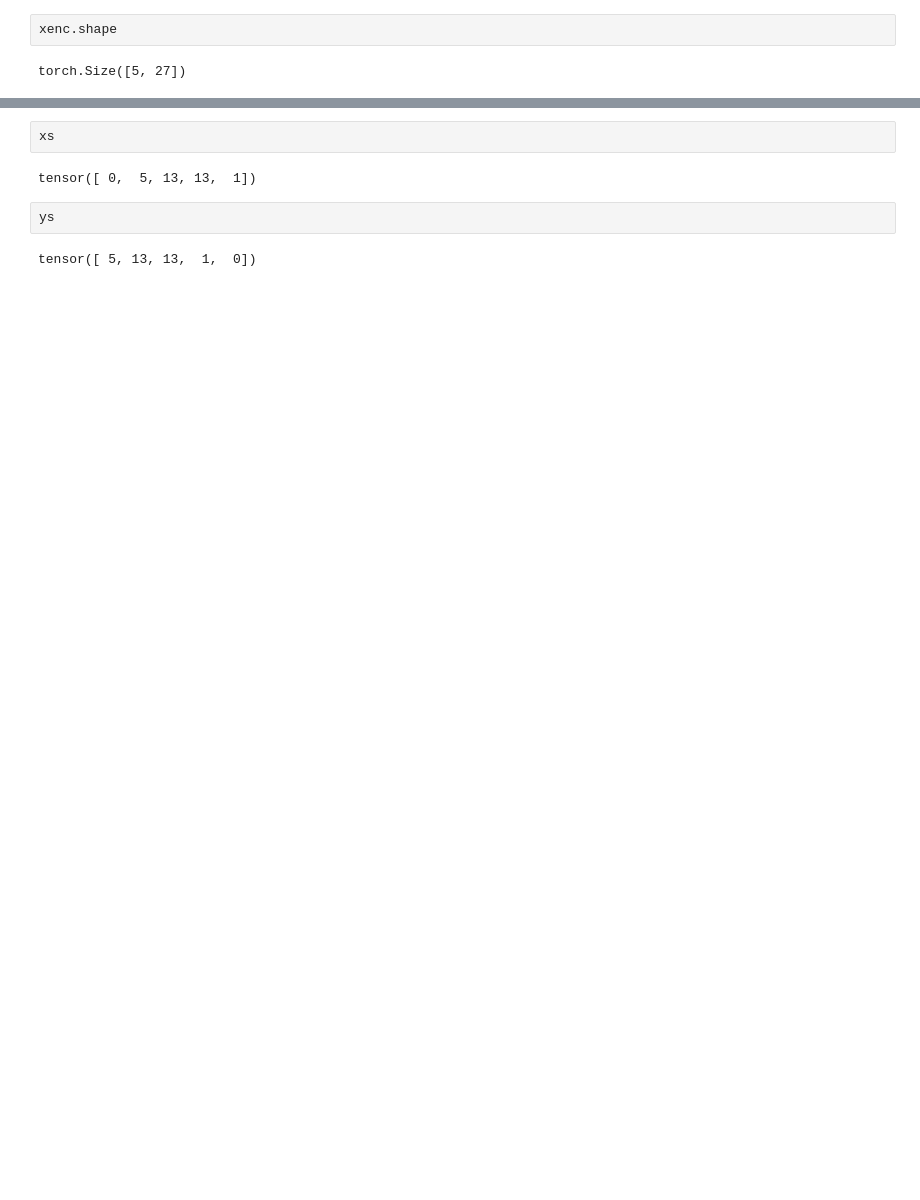
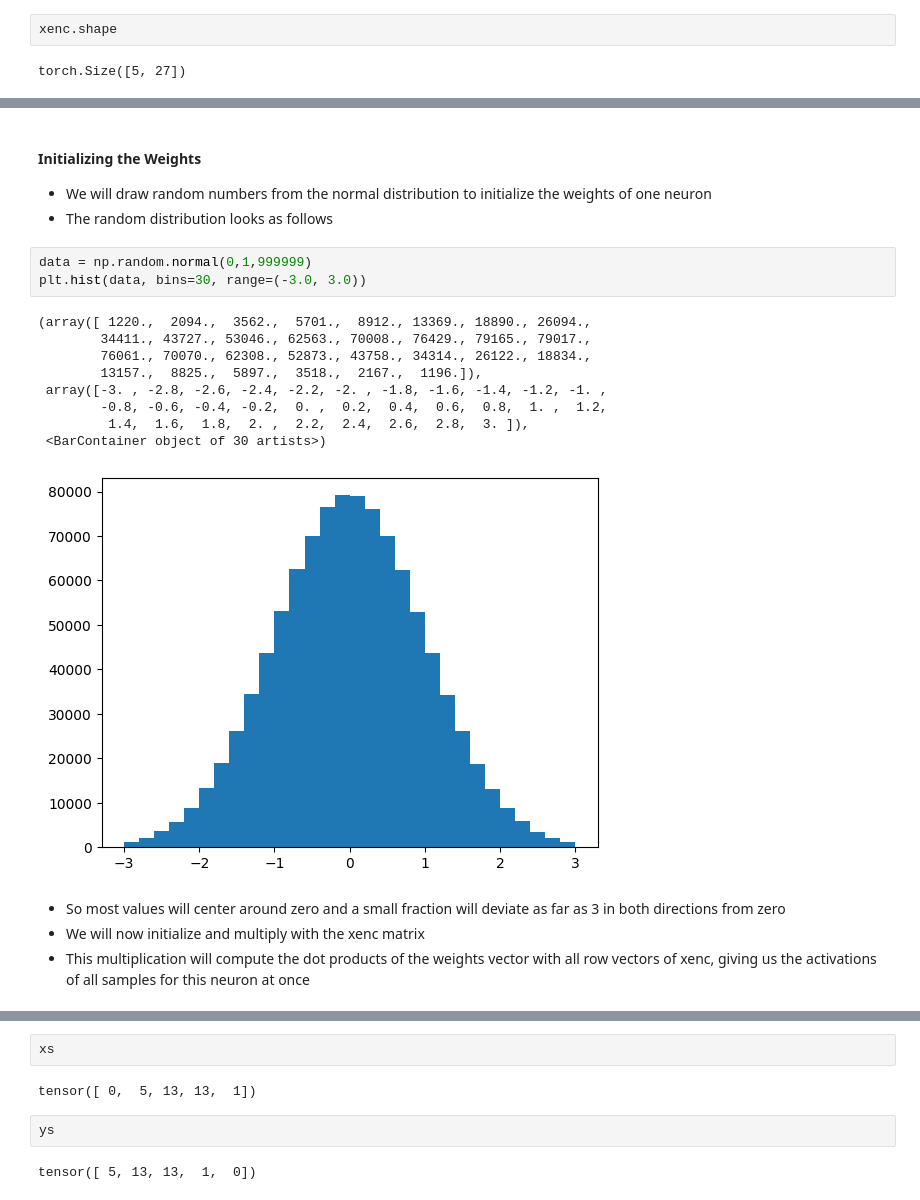
Before and after one commit to hadjian/Lectures_Karpathy, a Jupyter notebook: 02_MakeMore_Part1/makemore.ipynb, the cells around one changed output, grey strips where cells are left out. Drawn from its saved outputs; the diff is of its cells as text; blank space fills up the shorter version.

```diff
--- a/02_MakeMore_Part1/makemore.ipynb
+++ b/02_MakeMore_Part1/makemore.ipynb
@@ -223,0 +731,22 @@ torch.float32
+# %% [markdown]
+#### Initializing the Weights
+
+* We will draw random numbers from the normal distribution to initialize the weights of one neuron
+* The random distribution looks as follows
+# %%
+data = np.random.normal(0,1,999999)
+plt.hist(data, bins=30, range=(-3.0, 3.0))
+# %% [output]
+(array([ 1220.,  2094.,  3562.,  5701.,  8912., 13369., 18890., 26094.,
+        34411., 43727., 53046., 62563., 70008., 76429., 79165., 79017.,
+        76061., 70070., 62308., 52873., 43758., 34314., 26122., 18834.,
+        13157.,  8825.,  5897.,  3518.,  2167.,  1196.]),
+ array([-3. , -2.8, -2.6, -2.4, -2.2, -2. , -1.8, -1.6, -1.4, -1.2, -1. ,
+        -0.8, -0.6, -0.4, -0.2,  0. ,  0.2,  0.4,  0.6,  0.8,  1. ,  1.2,
+         1.4,  1.6,  1.8,  2. ,  2.2,  2.4,  2.6,  2.8,  3. ]),
+ <BarContainer object of 30 artists>)
+[figure, added]
+# %% [markdown]
+* So most values will center around zero and a small fraction will deviate as far as 3 in both directions from zero
+* We will now initialize and multiply with the xenc matrix
+* This multiplication will compute the dot products of the weights vector with all row vectors of xenc, giving us the activations of all samples for this neuron at once
```
Also changed, not shown: parts of 127 cells of this notebook.
